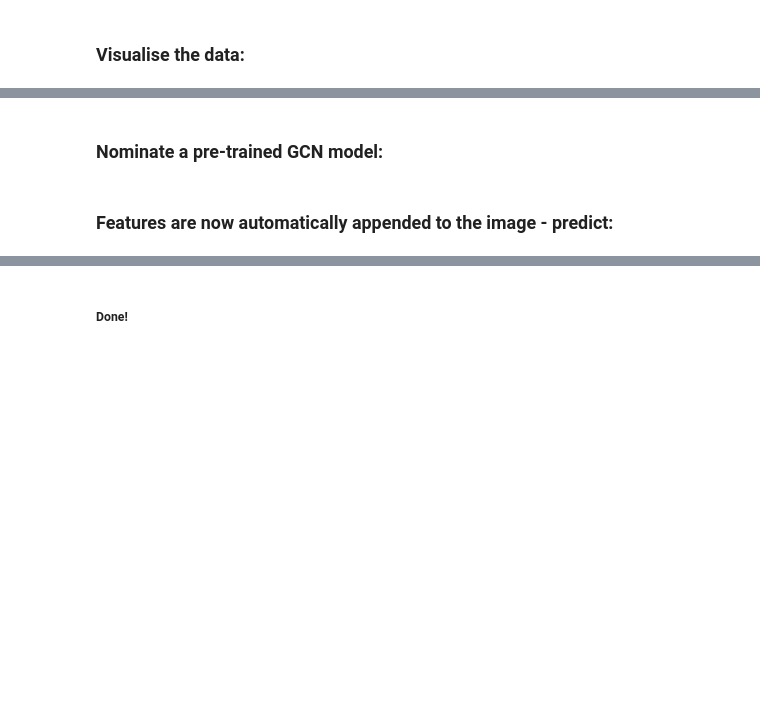
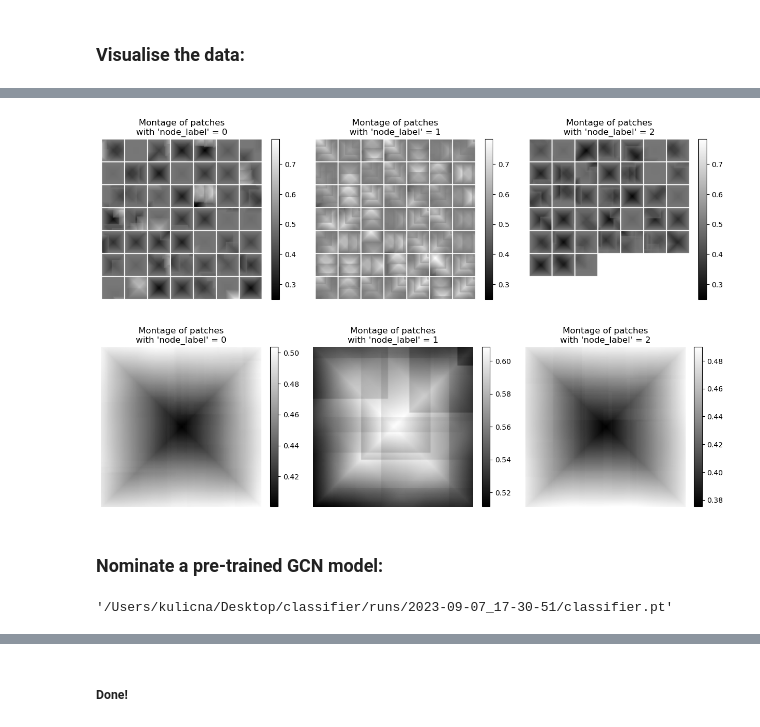
Before and after one commit to alan-turing-institute/grace, a Jupyter notebook: notebooks/infer_predictions.ipynb, the cells around one changed output, grey strips where cells are left out. Cells and saved outputs as stored; diff of their text form; code cells hidden in the pictures; blank space fills up the shorter version.

```diff
--- a/notebooks/infer_predictions.ipynb
+++ b/notebooks/infer_predictions.ipynb
@@ -12,18 +23,20 @@ from grace.evaluation.inference import GraphLabelPredictor
 # %% [markdown]
 ### Read some real grace-annotated data:
 # %%
+bbox_size = (224, 224)
 extractor_filename = "/Users/kulicna/Desktop/classifier/extractor/resnet152.pt"
 pre_trained_resnet = torch.load(extractor_filename)
-feature_extractor = FeatureExtractor(model=pre_trained_resnet)
+feature_extractor = FeatureExtractor(model=pre_trained_resnet, bbox_size=bbox_size)
 # %%
 grace_path = "/Users/kulicna/Desktop/dataset/shape_stars/train"
 # grace_path = "/Users/kulicna/Desktop/dataset/shape_stars/infer"
+
 dataset = ImageGraphDataset(
     image_dir=grace_path,
     grace_dir=grace_path,
     transform=feature_extractor,
-    keep_node_unknown_labels=False,
-    keep_edge_unknown_labels=False,
+    keep_node_unknown_labels=True,
+    keep_edge_unknown_labels=True,
 
 )
 # %%
@@ -50,12 +71,15 @@ plt.show()
+# %%
+crops = read_patch_stack_by_label(G, image=image, crop_shape=bbox_size)
+montage_from_image_patches(crops)
+overlay_from_image_patches(crops)
+# %% [output]
+[figure, added]
+[figure, added]
 # %% [markdown]
 ### Nominate a pre-trained GCN model:
 # %%
-# classifier_filename = "/Users/kulicna/Desktop/classifier/runs/2023-09-07_17-07-08/classifier.pt"
-# classifier_filename = "/Users/kulicna/Desktop/classifier/runs/2023-09-07_17-15-47/classifier.pt"
+# classifier_filename = "/Users/kulicna/Desktop/classifier/runs/2023-09-08_15-11-58/classifier.pt"  # bad GCN + Linear classifier
 classifier_filename = "/Users/kulicna/Desktop/classifier/runs/2023-09-07_17-30-51/classifier.pt"  # best Linear classifier
-# classifier_filename = "/Users/kulicna/Desktop/classifier/runs/2023-09-08_15-11-58/classifier.pt"  # bad GCN + Linear classifier
-
-pre_trained_gcn = torch.load(classifier_filename)
-pre_trained_gcn.eval()
+classifier_filename
+# %% [output]
+'/Users/kulicna/Desktop/classifier/runs/2023-09-07_17-30-51/classifier.pt'
-# %% [markdown]
-### Features are now automatically appended to the image - predict:
```
Also changed, not shown: parts of 8 cells of this notebook, 3 other files.
